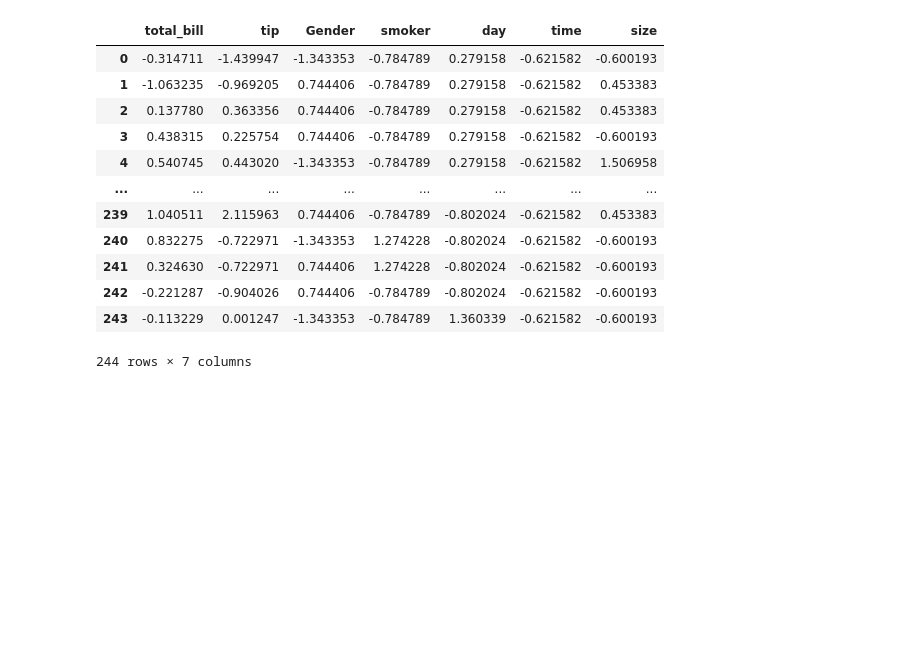
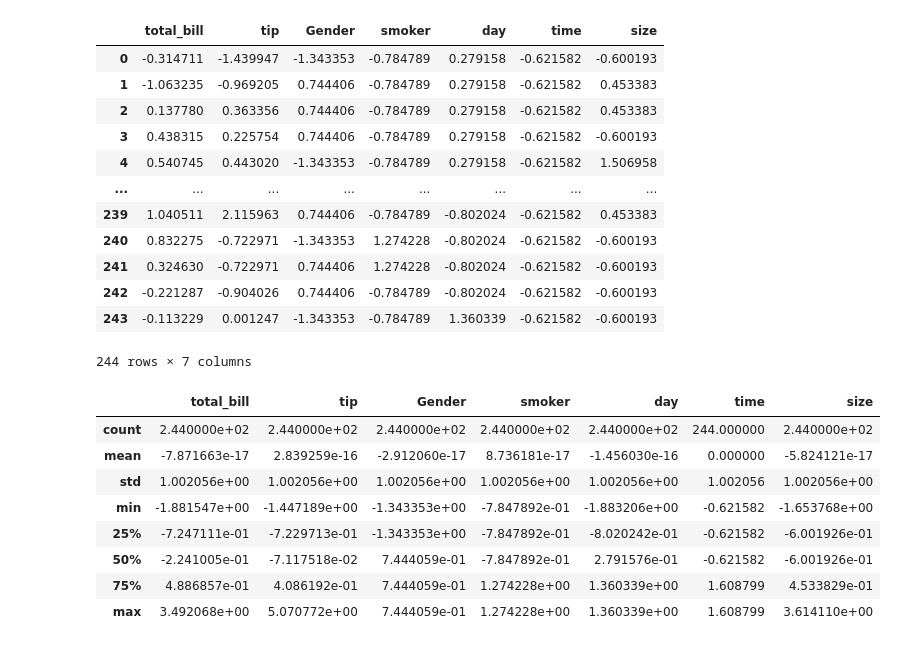
Before and after one commit to yashwanth0690/AD, a Jupyter notebook: day 15.ipynb, the cells around one changed output. Drawn from its saved outputs; the diff is of its cells as text; code cells hidden in the pictures; blank space fills up the shorter version.

```diff
--- a/day 15.ipynb
+++ b/day 15.ipynb
@@ -147,3 +147,15 @@ scale_df
 | 242 | -0.221287 | -0.904026 | 0.744406 | -0.784789 | -0.802024 | -0.621582 | -0.600193 |
 | 243 | -0.113229 | 0.001247 | -1.343353 | -0.784789 | 1.360339 | -0.621582 | -0.600193 |
 244 rows × 7 columns
+# %%
+scale_df.describe()
+# %% [output]
+|  | total_bill | tip | Gender | smoker | day | time | size |
+| count | 2.440000e+02 | 2.440000e+02 | 2.440000e+02 | 2.440000e+02 | 2.440000e+02 | 244.000000 | 2.440000e+02 |
+| mean | -7.871663e-17 | 2.839259e-16 | -2.912060e-17 | 8.736181e-17 | -1.456030e-16 | 0.000000 | -5.824121e-17 |
+| std | 1.002056e+00 | 1.002056e+00 | 1.002056e+00 | 1.002056e+00 | 1.002056e+00 | 1.002056 | 1.002056e+00 |
+| min | -1.881547e+00 | -1.447189e+00 | -1.343353e+00 | -7.847892e-01 | -1.883206e+00 | -0.621582 | -1.653768e+00 |
+| 25% | -7.247111e-01 | -7.229713e-01 | -1.343353e+00 | -7.847892e-01 | -8.020242e-01 | -0.621582 | -6.001926e-01 |
+| 50% | -2.241005e-01 | -7.117518e-02 | 7.444059e-01 | -7.847892e-01 | 2.791576e-01 | -0.621582 | -6.001926e-01 |
+| 75% | 4.886857e-01 | 4.086192e-01 | 7.444059e-01 | 1.274228e+00 | 1.360339e+00 | 1.608799 | 4.533829e-01 |
+| max | 3.492068e+00 | 5.070772e+00 | 7.444059e-01 | 1.274228e+00 | 1.360339e+00 | 1.608799 | 3.614110e+00 |
```
Also changed, not shown: parts of 7 cells of this notebook.
